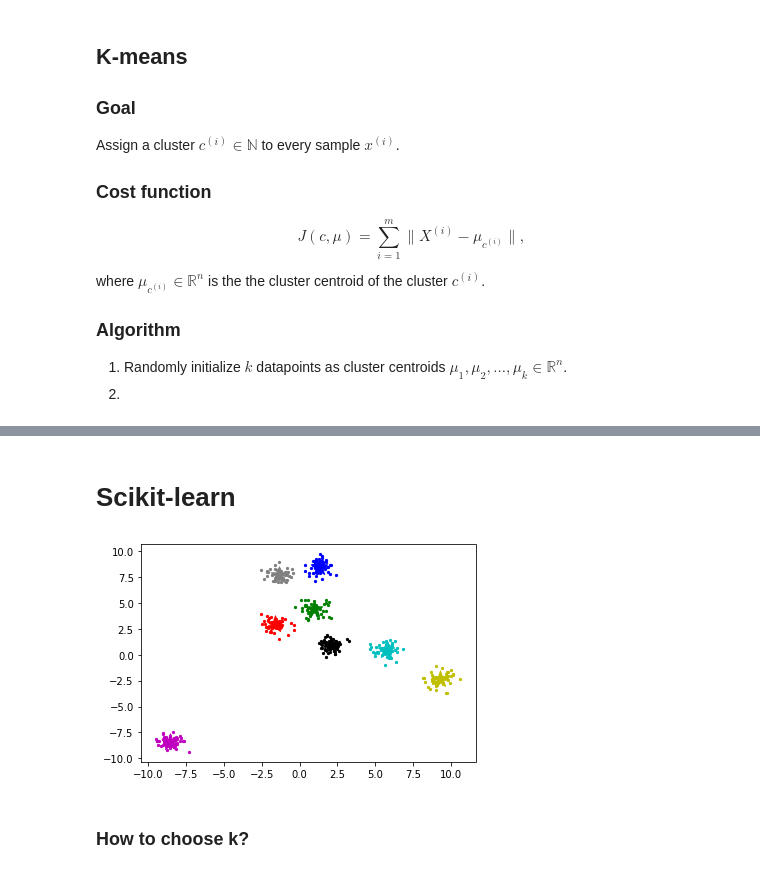
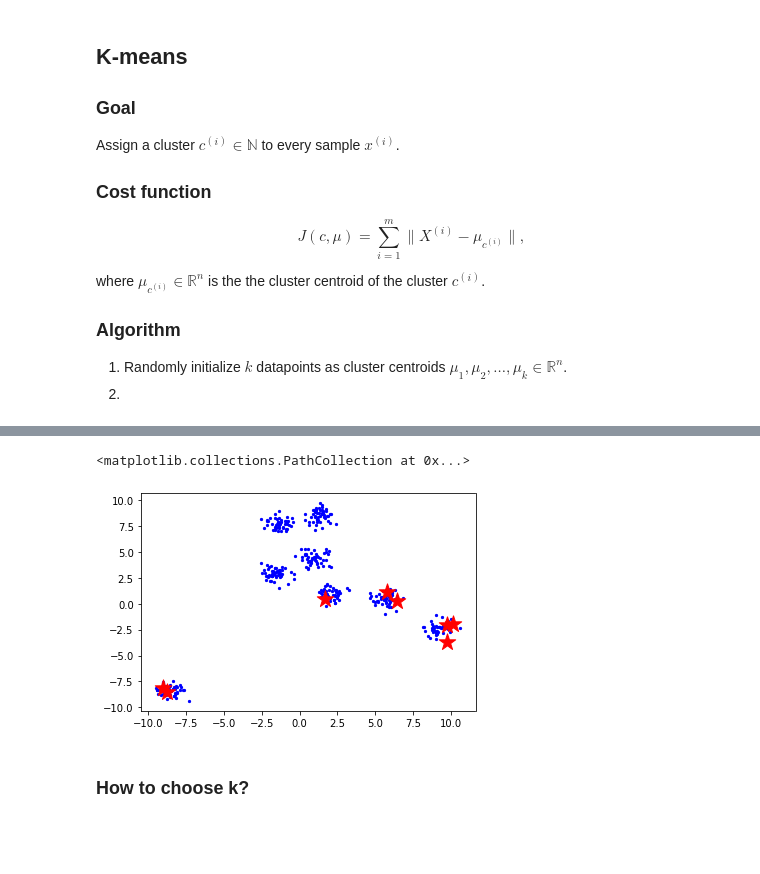
Before and after one commit to jkrch/IntroPythonML, a Jupyter notebook: clustering/A1_kmeans.ipynb, the cells around one changed output, grey strips where cells are left out. Cells and saved outputs as stored; diff of their text form; code cells hidden in the pictures; blank space fills up the shorter version.

```diff
--- a/clustering/A1_kmeans.ipynb
+++ b/clustering/A1_kmeans.ipynb
@@ -238,16 +269,12 @@ plt.scatter(centroids[:,0], centroids[:,1], s=300, marker='*', c='red')
-# %% [markdown]
-# Scikit-learn
-# %%
-# Apply KMeans with same settings like custom implementation
-kmeans = KMeans(k, init='random', n_init=100)
-
-# Train KMeans
-kmeans.fit(X)
-
-# Plot datapoints with clusters and centroids
-plot_clusters_2d(X, kmeans.labels_, k, kmeans.cluster_centers_)
-# %% [output]
-[figure, removed]
+# %%
+# Plot starting centroids
+starting_centroids = kmeans_results['starting_centroids'][run]
+plt.scatter(X[:,0], X[:,1], c='b', s=5)
+plt.scatter(starting_centroids[:,0], starting_centroids[:,1], s=300,
+            marker='*', c='red')
+# %% [output]
+<matplotlib.collections.PathCollection at 0x...>
+[figure, added]
 # %% [markdown]
 ### How to choose k?
 # %%
```
Also changed, not shown: parts of 11 cells of this notebook.
